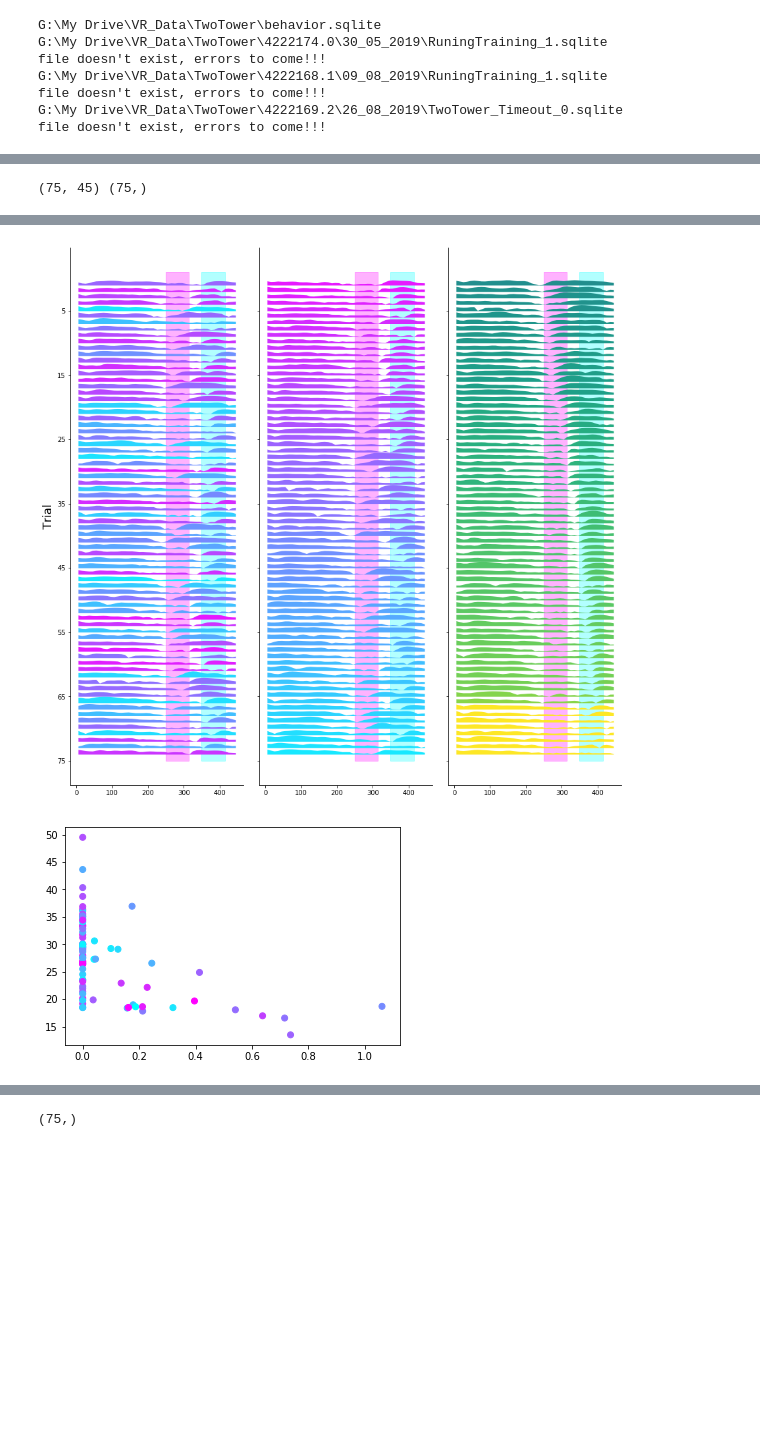
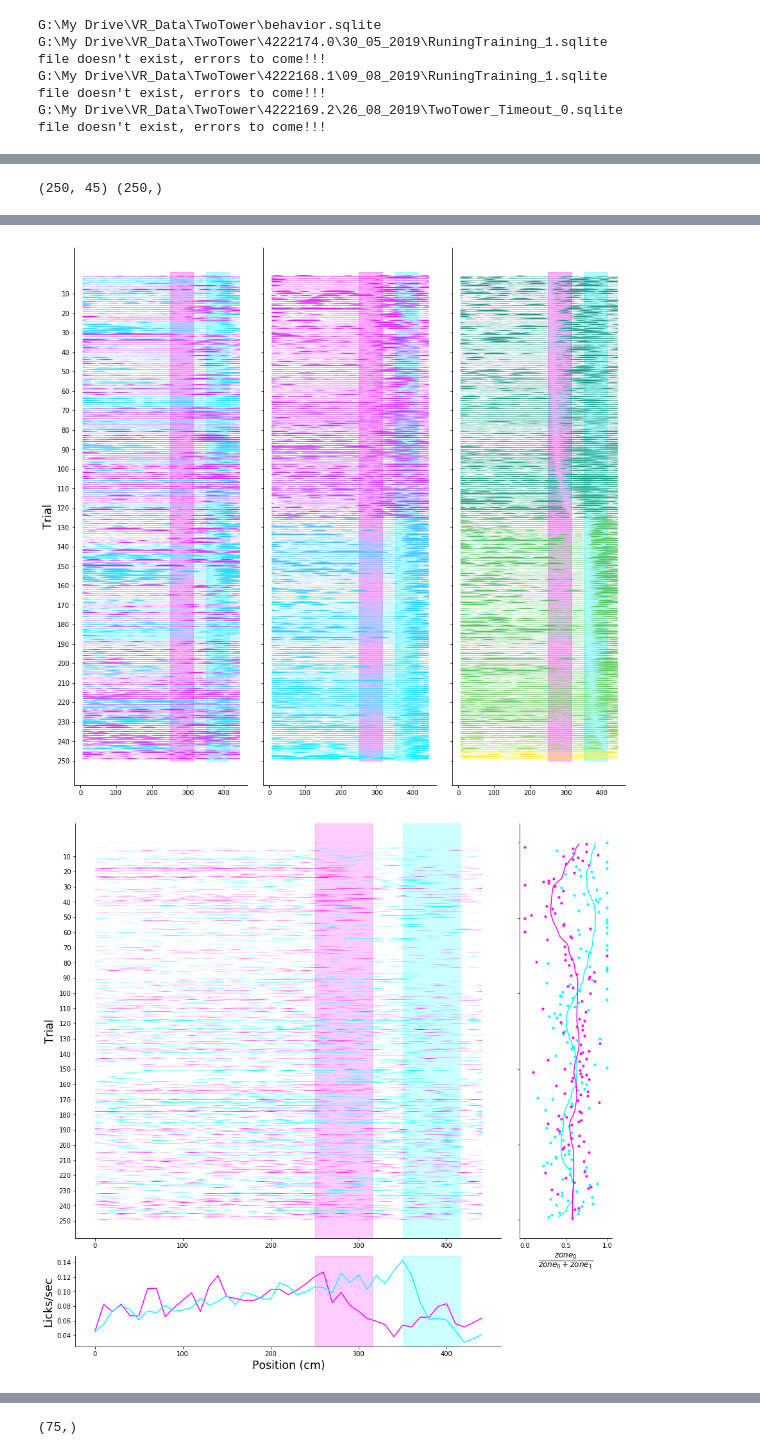
Before and after one commit to GiocomoLab/MightyMorphingPhotonRangers, a Jupyter notebook: SingleSessionBehaviorNB.ipynb, the cells around one changed output, grey strips where cells are left out. Drawn from its saved outputs; the diff is of its cells as text; code cells hidden in the pictures; blank space fills up the shorter version.

```diff
--- a/SingleSessionBehaviorNB.ipynb
+++ b/SingleSessionBehaviorNB.ipynb
@@ -24,7 +24,7 @@ df = pp.load_session_db()
 
 
 df = df[df['RewardCount']>20]
-df = df[df['Imaging']==1]
+# df = df[df['Imaging']==1]
 df = df.sort_values(['MouseName','DateTime','SessionNumber'])
 tracks = 'TwoTower_noTimeout|TwoTower_Timeout|Reversal_noTimeout|Reversal|TwoTower_foraging|FreqMorph_Timeout'
 df = df[df['Track'].str.contains(tracks,regex=True)]
@@ -37,7 +37,7 @@ file doesn't exist, errors to come!!!
 G:\My Drive\VR_Data\TwoTower\4222169.2\26_08_2019\TwoTower_Timeout_0.sqlite
 file doesn't exist, errors to come!!!
 # %%
-mouse = '4222174.1'
+mouse = '4343705.3'
 df_mouse = df[df['MouseName'].str.match(mouse)]
 # df_mouse = df_mouse[df_mouse['Track'].str.match('TwoTower_noTimeout') | df_mouse['Track'].str.match('TwoTower_Timeout')]
 df_mouse
@@ -57,5 +50,5 @@ df_mouse
 # %%
-sess = df_mouse.iloc[4]
+sess = df_mouse.iloc[-1]
 # %%
 VRDat = pp.behavior_dataframe(sess['data file'])
 trial_info, tstart_inds, teleport_inds = u.by_trial_info(VRDat)
@@ -83,9 +76,9 @@ f_lick, axarr_lick = b.behavior_raster_task(lick_trial_mat/np.nanmax(lick_trial_
 f_speed,axarr_speed = b.behavior_raster_task(speed_trial_mat/np.nanmax(speed_trial_mat.ravel()),
                                                   centers,effMorph,reward_pos/480.,smooth=False,TO=False)
 
-# f_lick_o, (ax_lick, meanlr_ax, lickrat_ax) = b.lick_plot_task(lick_morph_dict,edges,smooth=False,TO=True)
+f_lick_o, (ax_lick, meanlr_ax, lickrat_ax) = b.lick_plot_task(lick_morph_dict,edges,smooth=False)
 
 
 f_sl, ax_spl = b.ant_speed_v_lick(lick_trial_mat,speed_trial_mat,centers,effMorph)
 # %% [output]
-(75, 45) (75,)
+(250, 45) (250,)
@@ -93,2 +88,2 @@ f_sl, ax_spl = b.ant_speed_v_lick(lick_trial_mat,speed_trial_mat,centers,effMorp
-[figure, old version]
+[figure, new version]
-[figure, old version]
+[figure, new version]
```
Also changed, not shown: parts of 2 cells of this notebook, 4 other files.
